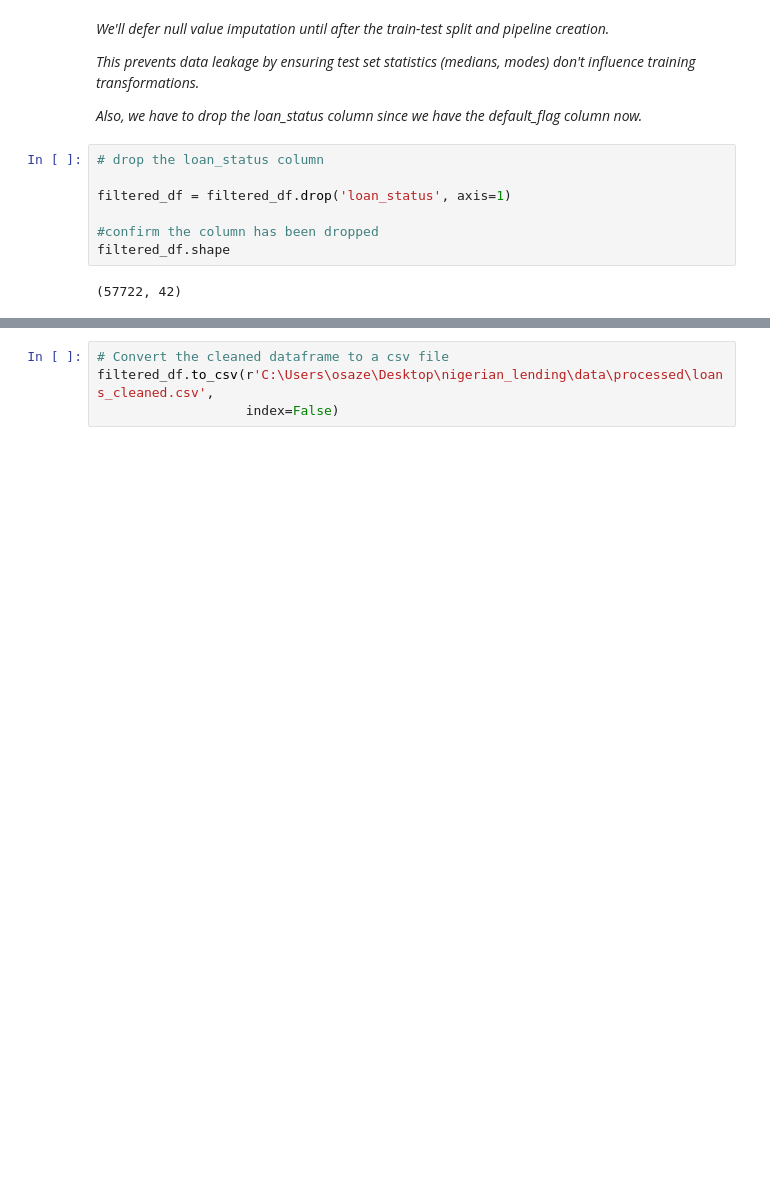
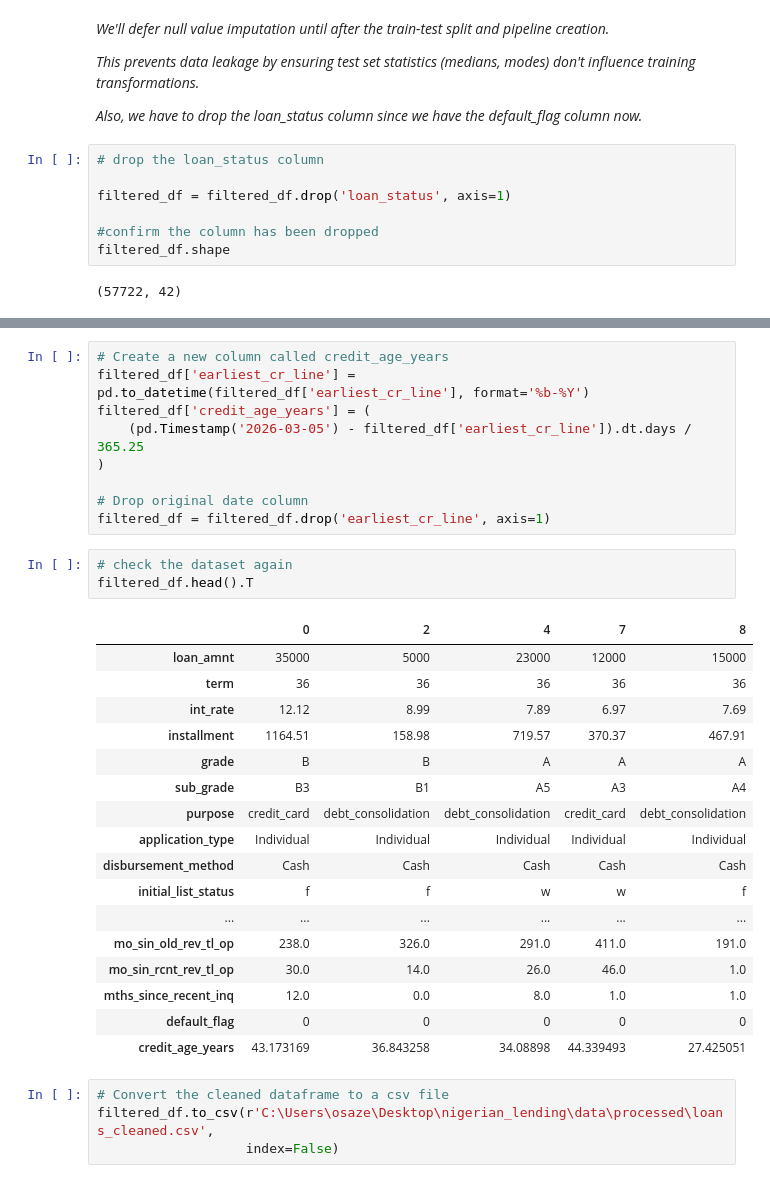
Before and after one commit to KingsleyElo/nigerian-credit-risk, a Jupyter notebook: notebooks/01_data_cleaning.ipynb, the cells around one changed output, grey strips where cells are left out. Drawn from its saved outputs; the diff is of its cells as text; blank space fills up the shorter version.

```diff
--- a/notebooks/01_data_cleaning.ipynb
+++ b/notebooks/01_data_cleaning.ipynb
@@ -284,3 +332,33 @@ filtered_df.shape
+# %%
+# Create a new column called credit_age_years
+filtered_df['earliest_cr_line'] = pd.to_datetime(filtered_df['earliest_cr_line'], format='%b-%Y')
+filtered_df['credit_age_years'] = (
+    (pd.Timestamp('2026-03-05') - filtered_df['earliest_cr_line']).dt.days / 365.25
+)
+
+# Drop original date column
+filtered_df = filtered_df.drop('earliest_cr_line', axis=1)
+# %%
+# check the dataset again
+filtered_df.head().T
+# %% [output]
+|  | 0 | 2 | 4 | 7 | 8 |
+| loan_amnt | 35000 | 5000 | 23000 | 12000 | 15000 |
+| term | 36 | 36 | 36 | 36 | 36 |
+| int_rate | 12.12 | 8.99 | 7.89 | 6.97 | 7.69 |
+| installment | 1164.51 | 158.98 | 719.57 | 370.37 | 467.91 |
+| grade | B | B | A | A | A |
+| sub_grade | B3 | B1 | A5 | A3 | A4 |
+| purpose | credit_card | debt_consolidation | debt_consolidation | credit_card | debt_consolidation |
+| application_type | Individual | Individual | Individual | Individual | Individual |
+| disbursement_method | Cash | Cash | Cash | Cash | Cash |
+| initial_list_status | f | f | w | w | f |
+| ... | ... | ... | ... | ... | ... |
+| mo_sin_old_rev_tl_op | 238.0 | 326.0 | 291.0 | 411.0 | 191.0 |
+| mo_sin_rcnt_rev_tl_op | 30.0 | 14.0 | 26.0 | 46.0 | 1.0 |
+| mths_since_recent_inq | 12.0 | 0.0 | 8.0 | 1.0 | 1.0 |
+| default_flag | 0 | 0 | 0 | 0 | 0 |
+| credit_age_years | 43.173169 | 36.843258 | 34.08898 | 44.339493 | 27.425051 |
 # %%
 # Convert the cleaned dataframe to a csv file
 filtered_df.to_csv(r'C:\Users\osaze\Desktop\nigerian_lending\data\processed\loans_cleaned.csv',
```
Also changed, not shown: parts of 5 cells of this notebook, 2 other files.
